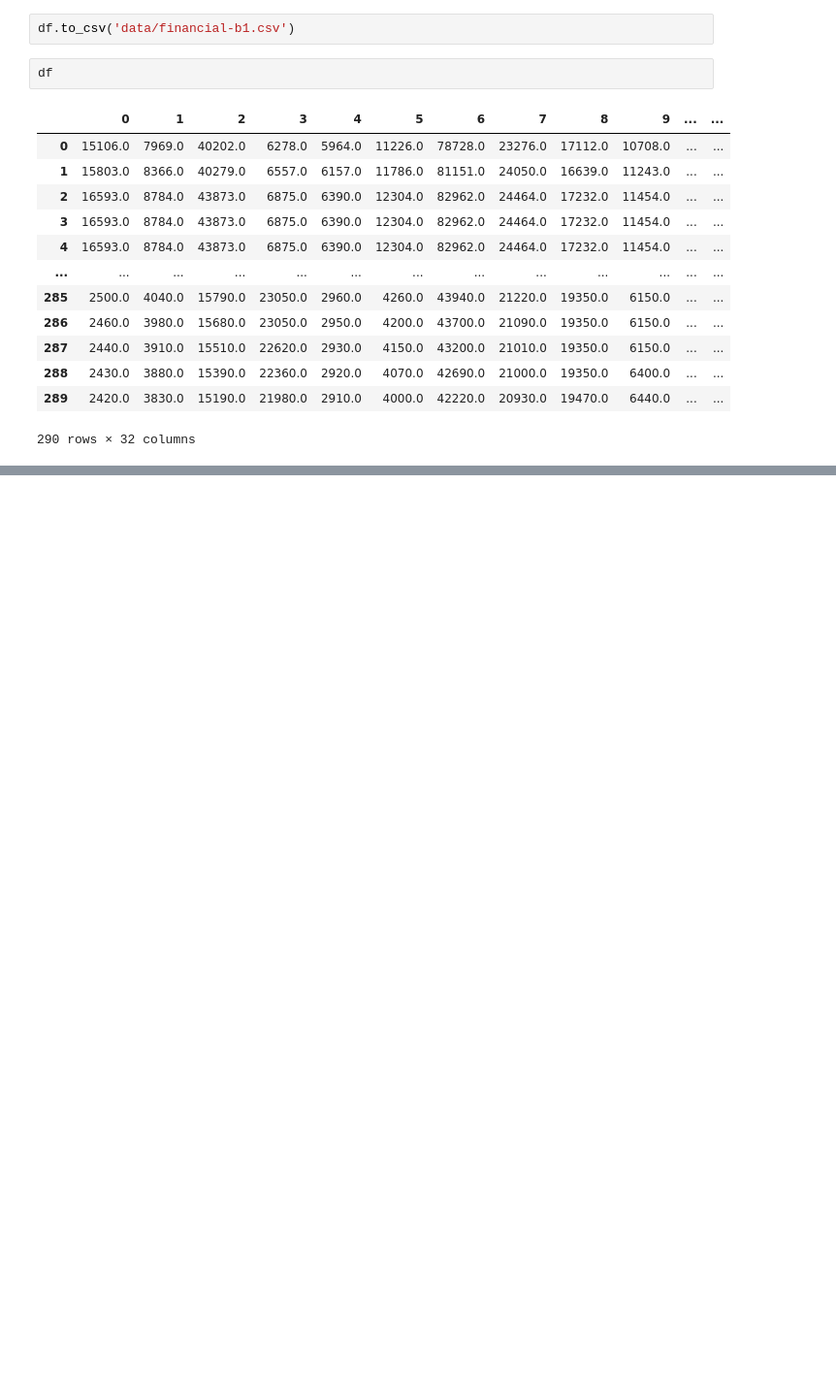
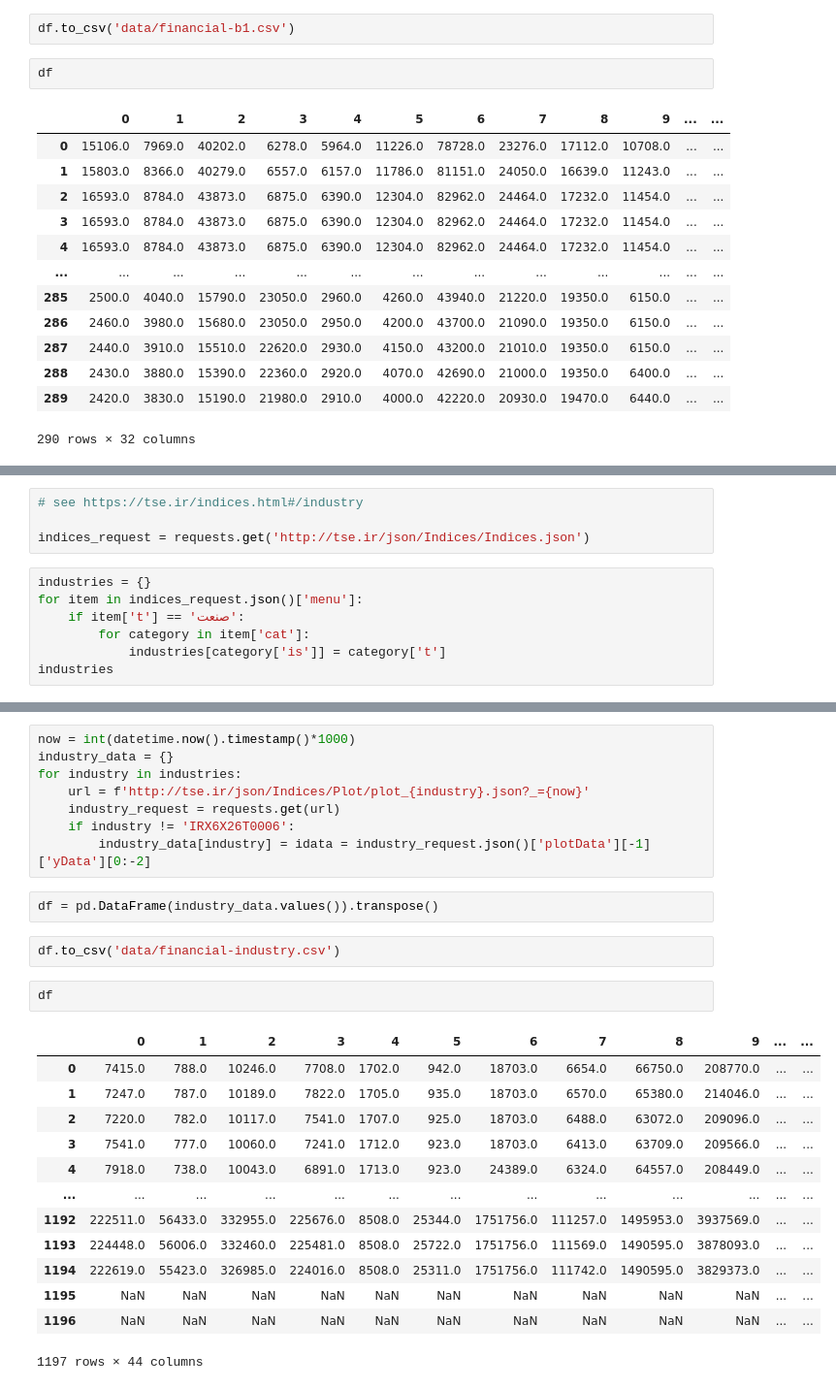
Before and after one commit to aliydgr/ms-thesis, a Jupyter notebook: tse.ipynb, the cells around one changed output, grey strips where cells are left out. Shown at 97% size. Drawn from its saved outputs; the diff is of its cells as text; blank space fills up the shorter version.

Commit message:
Add a block to tse notebook for crawl industry data

```diff
--- a/tse.ipynb
+++ b/tse.ipynb
@@ -220,0 +223,11 @@ df
+# %%
+# see https://tse.ir/indices.html#/industry
+
+indices_request = requests.get('http://tse.ir/json/Indices/Indices.json')
+# %%
+industries = {}
+for item in indices_request.json()['menu']:
+    if item['t'] == 'صنعت':
+        for category in item['cat']:
+            industries[category['is']] = category['t']
+industries
@@ -220,0 +252,28 @@ df
+# %%
+now = int(datetime.now().timestamp()*1000)
+industry_data = {}
+for industry in industries:
+    url = f'http://tse.ir/json/Indices/Plot/plot_{industry}.json?_={now}'
+    industry_request = requests.get(url)
+    if industry != 'IRX6X26T0006':
+        industry_data[industry] = idata = industry_request.json()['plotData'][-1]['yData'][0:-2]
+# %%
+df = pd.DataFrame(industry_data.values()).transpose()
+# %%
+df.to_csv('data/financial-industry.csv')
+# %%
+df
+# %% [output]
+|  | 0 | 1 | 2 | 3 | 4 | 5 | 6 | 7 | 8 | 9 | ... | ... |
+| 0 | 7415.0 | 788.0 | 10246.0 | 7708.0 | 1702.0 | 942.0 | 18703.0 | 6654.0 | 66750.0 | 208770.0 | ... | ... |
+| 1 | 7247.0 | 787.0 | 10189.0 | 7822.0 | 1705.0 | 935.0 | 18703.0 | 6570.0 | 65380.0 | 214046.0 | ... | ... |
+| 2 | 7220.0 | 782.0 | 10117.0 | 7541.0 | 1707.0 | 925.0 | 18703.0 | 6488.0 | 63072.0 | 209096.0 | ... | ... |
+| 3 | 7541.0 | 777.0 | 10060.0 | 7241.0 | 1712.0 | 923.0 | 18703.0 | 6413.0 | 63709.0 | 209566.0 | ... | ... |
+| 4 | 7918.0 | 738.0 | 10043.0 | 6891.0 | 1713.0 | 923.0 | 24389.0 | 6324.0 | 64557.0 | 208449.0 | ... | ... |
+| ... | ... | ... | ... | ... | ... | ... | ... | ... | ... | ... | ... | ... |
+| 1192 | 222511.0 | 56433.0 | 332955.0 | 225676.0 | 8508.0 | 25344.0 | 1751756.0 | 111257.0 | 1495953.0 | 3937569.0 | ... | ... |
+| 1193 | 224448.0 | 56006.0 | 332460.0 | 225481.0 | 8508.0 | 25722.0 | 1751756.0 | 111569.0 | 1490595.0 | 3878093.0 | ... | ... |
+| 1194 | 222619.0 | 55423.0 | 326985.0 | 224016.0 | 8508.0 | 25311.0 | 1751756.0 | 111742.0 | 1490595.0 | 3829373.0 | ... | ... |
+| 1195 | NaN | NaN | NaN | NaN | NaN | NaN | NaN | NaN | NaN | NaN | ... | ... |
+| 1196 | NaN | NaN | NaN | NaN | NaN | NaN | NaN | NaN | NaN | NaN | ... | ... |
+1197 rows × 44 columns
```
Also changed, not shown: parts of 2 cells of this notebook.
